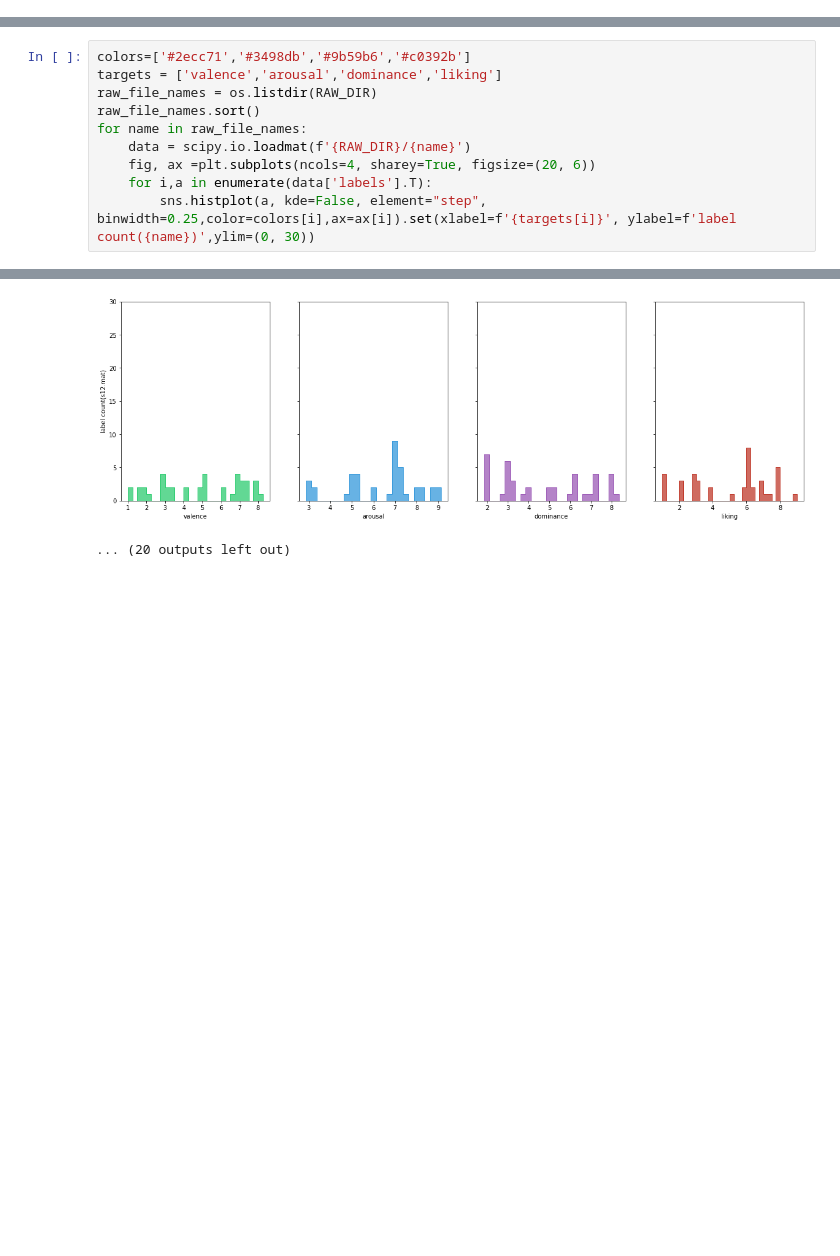
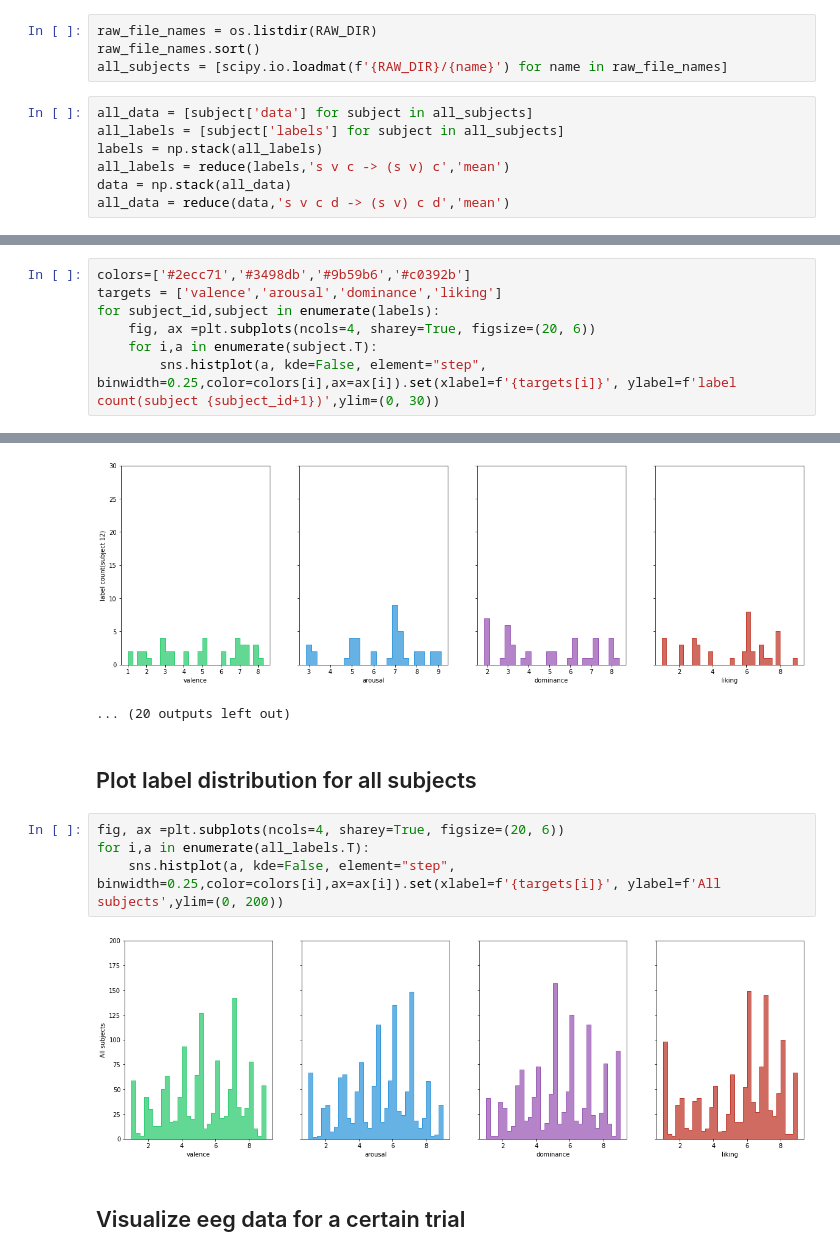
Before and after one commit to linkingct/gnn-deap-eeg, a Jupyter notebook: DEAP dataset visualization.ipynb, the cells around one changed output, grey strips where cells are left out. Cells and saved outputs as stored; diff of their text form; blank space fills up the shorter version.

```diff
--- a/DEAP dataset visualization.ipynb
+++ b/DEAP dataset visualization.ipynb
@@ -13,0 +24,11 @@ PROCESSED_DIR = 'data/graphProcessedData'
+# %%
+raw_file_names = os.listdir(RAW_DIR)
+raw_file_names.sort()
+all_subjects = [scipy.io.loadmat(f'{RAW_DIR}/{name}') for name in raw_file_names]
+# %%
+all_data = [subject['data'] for subject in all_subjects]
+all_labels = [subject['labels'] for subject in all_subjects]
+labels = np.stack(all_labels)
+all_labels = reduce(labels,'s v c -> (s v) c','mean')
+data = np.stack(all_data)
+all_data = reduce(data,'s v c d -> (s v) c d','mean')
@@ -14,13 +37,10 @@ PROCESSED_DIR = 'data/graphProcessedData'
 # %%
 colors=['#2ecc71','#3498db','#9b59b6','#c0392b']
 targets = ['valence','arousal','dominance','liking']
-raw_file_names = os.listdir(RAW_DIR)
-raw_file_names.sort()
-for name in raw_file_names:
-    data = scipy.io.loadmat(f'{RAW_DIR}/{name}')
+for subject_id,subject in enumerate(labels):
     fig, ax =plt.subplots(ncols=4, sharey=True, figsize=(20, 6))
-    for i,a in enumerate(data['labels'].T):
-        sns.histplot(a, kde=False, element="step", binwidth=0.25,color=colors[i],ax=ax[i]).set(xlabel=f'{targets[i]}', ylabel=f'label count({name})',ylim=(0, 30))
+    for i,a in enumerate(subject.T):
+        sns.histplot(a, kde=False, element="step", binwidth=0.25,color=colors[i],ax=ax[i]).set(xlabel=f'{targets[i]}', ylabel=f'label count(subject {subject_id+1})',ylim=(0, 30))
 # %% [output]
 [figure]
 [figure]
@@ -35,3 +55,13 @@ for name in raw_file_names:
 [figure]
 [figure]
 ... (20 outputs left out)
+# %% [markdown]
+## Plot label distribution for all subjects
+# %%
+fig, ax =plt.subplots(ncols=4, sharey=True, figsize=(20, 6))
+for i,a in enumerate(all_labels.T):
+    sns.histplot(a, kde=False, element="step", binwidth=0.25,color=colors[i],ax=ax[i]).set(xlabel=f'{targets[i]}', ylabel=f'All subjects',ylim=(0, 200))
+# %% [output]
+[figure, added]
+# %% [markdown]
+## Visualize eeg data for a certain trial
```
Also changed, not shown: parts of 10 cells of this notebook, 1 other file.
